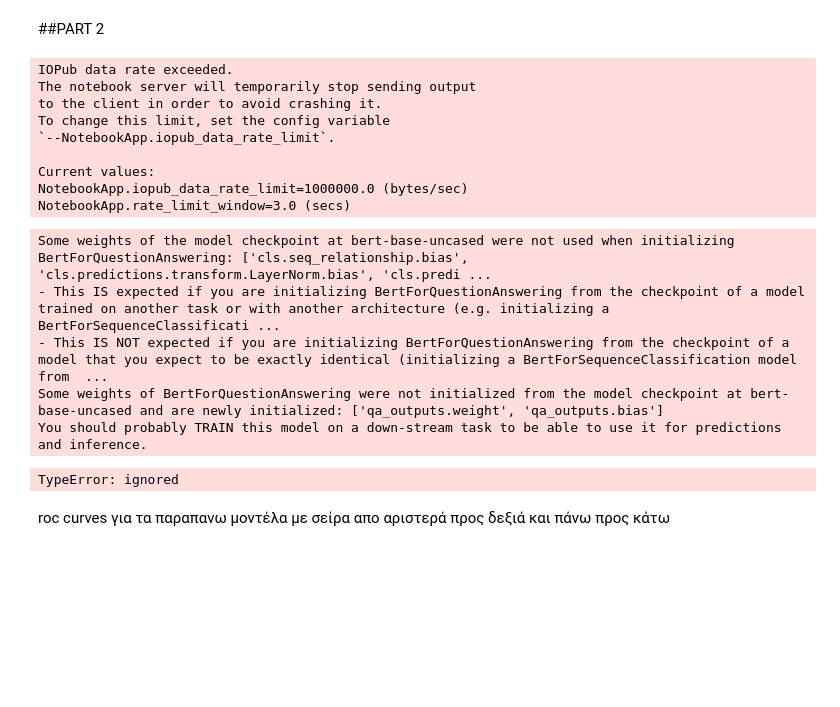
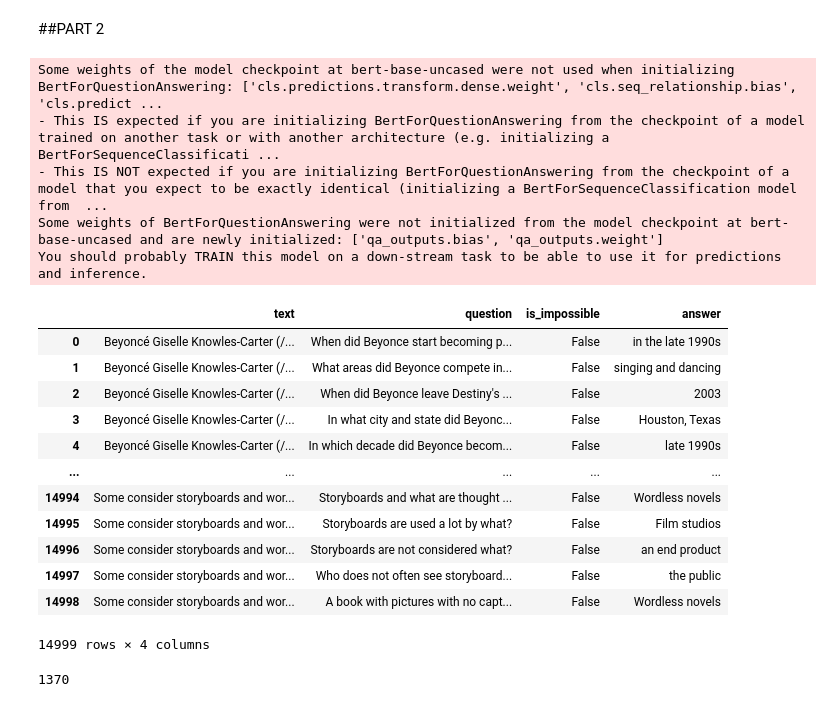
Before and after one commit to pavlosapostolatos/AI2, a Jupyter notebook: AI2_project4.ipynb, the cells around one changed output. Saved outputs shown, nothing was run; the diff lists cells and outputs as text; code cells hidden in the pictures; blank space fills up the shorter version.

```diff
--- a/AI2_project4.ipynb
+++ b/AI2_project4.ipynb
@@ -647,19 +508,14 @@ weighted avg      0.719     0.720     0.719      2282
 ##PART 2
 # %%
 import json
+model = BertForQuestionAnswering.from_pretrained('bert-base-uncased')
 with open( path+"train-v2.0.json", "r") as read_file:
     train = json.load(read_file)
 with open( path +"dev-v2.0.json", "r") as read_file:
     test = json.load(read_file)
+# %% [output]
+Some weights of the model checkpoint at bert-base-uncased were not used when initializing BertForQuestionAnswering: ['cls.predictions.transform.dense.weight', 'cls.seq_relationship.bias', 'cls.predict ...
+- This IS expected if you are initializing BertForQuestionAnswering from the checkpoint of a model trained on another task or with another architecture (e.g. initializing a BertForSequenceClassificati ...
+- This IS NOT expected if you are initializing BertForQuestionAnswering from the checkpoint of a model that you expect to be exactly identical (initializing a BertForSequenceClassification model from  ...
+Some weights of BertForQuestionAnswering were not initialized from the model checkpoint at bert-base-uncased and are newly initialized: ['qa_outputs.bias', 'qa_outputs.weight']
+You should probably TRAIN this model on a down-stream task to be able to use it for predictions and inference.
-# %%
-print(json.dumps(train, indent=1, sort_keys=True))
-# %% [output]
-IOPub data rate exceeded.
-The notebook server will temporarily stop sending output
-to the client in order to avoid crashing it.
-To change this limit, set the config variable
-`--NotebookApp.iopub_data_rate_limit`.
-
-Current values:
-NotebookApp.iopub_data_rate_limit=1000000.0 (bytes/sec)
-NotebookApp.rate_limit_window=3.0 (secs)
@@ -704,17 +521,0 @@ train_args = {
-# %%
-model = QuestionAnsweringModel(
-    model_type,model_name, args=train_args
-)
-# %% [output]
-Some weights of the model checkpoint at bert-base-uncased were not used when initializing BertForQuestionAnswering: ['cls.seq_relationship.bias', 'cls.predictions.transform.LayerNorm.bias', 'cls.predi ...
-- This IS expected if you are initializing BertForQuestionAnswering from the checkpoint of a model trained on another task or with another architecture (e.g. initializing a BertForSequenceClassificati ...
-- This IS NOT expected if you are initializing BertForQuestionAnswering from the checkpoint of a model that you expect to be exactly identical (initializing a BertForSequenceClassification model from  ...
-Some weights of BertForQuestionAnswering were not initialized from the model checkpoint at bert-base-uncased and are newly initialized: ['qa_outputs.weight', 'qa_outputs.bias']
-You should probably TRAIN this model on a down-stream task to be able to use it for predictions and inference.
-# %%
-# Train the model
-model.train_model(train['data']['paragraphs'], eval_data=test['data']['paragraphs'])
-# %% [output]
-TypeError: ignored
-# %% [markdown]
-roc curves για τα παραπανω μοντέλα με σείρα απο αριστερά προς δεξιά και  πάνω προς κάτω
@@ -720,0 +601,20 @@ roc curves για τα παραπανω μοντέλα με σείρα απο α
+# %%
+traindf
+# %% [output]
+|  | text | question | is_impossible | answer |
+| 0 | Beyoncé Giselle Knowles-Carter (/... | When did Beyonce start becoming p... | False | in the late 1990s |
+| 1 | Beyoncé Giselle Knowles-Carter (/... | What areas did Beyonce compete in... | False | singing and dancing |
+| 2 | Beyoncé Giselle Knowles-Carter (/... | When did Beyonce leave Destiny's ... | False | 2003 |
+| 3 | Beyoncé Giselle Knowles-Carter (/... | In what city and state did Beyonc... | False | Houston, Texas |
+| 4 | Beyoncé Giselle Knowles-Carter (/... | In which decade did Beyonce becom... | False | late 1990s |
+| ... | ... | ... | ... | ... |
+| 14994 | Some consider storyboards and wor... | Storyboards and what are thought ... | False | Wordless novels |
+| 14995 | Some consider storyboards and wor... | Storyboards are used a lot by what? | False | Film studios |
+| 14996 | Some consider storyboards and wor... | Storyboards are not considered what? | False | an end product |
+| 14997 | Some consider storyboards and wor... | Who does not often see storyboard... | False | the public |
+| 14998 | Some consider storyboards and wor... | A book with pictures with no capt... | False | Wordless novels |
+14999 rows × 4 columns
+# %%
+len(dev_answer_list)
+# %% [output]
+1370
```
Also changed, not shown: parts of 35 cells of this notebook.
